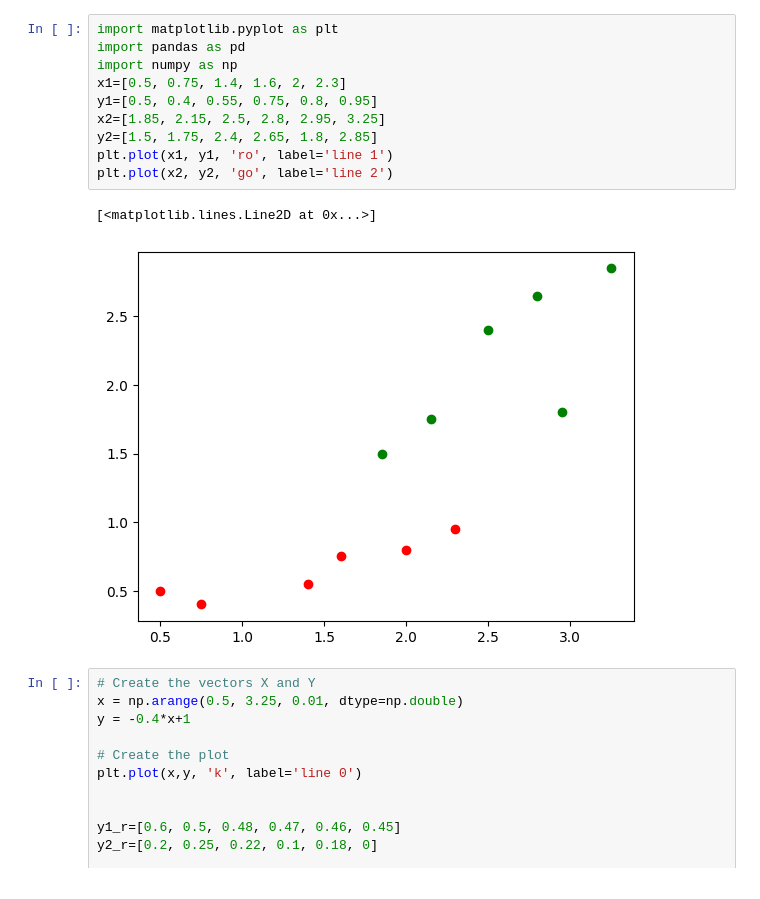
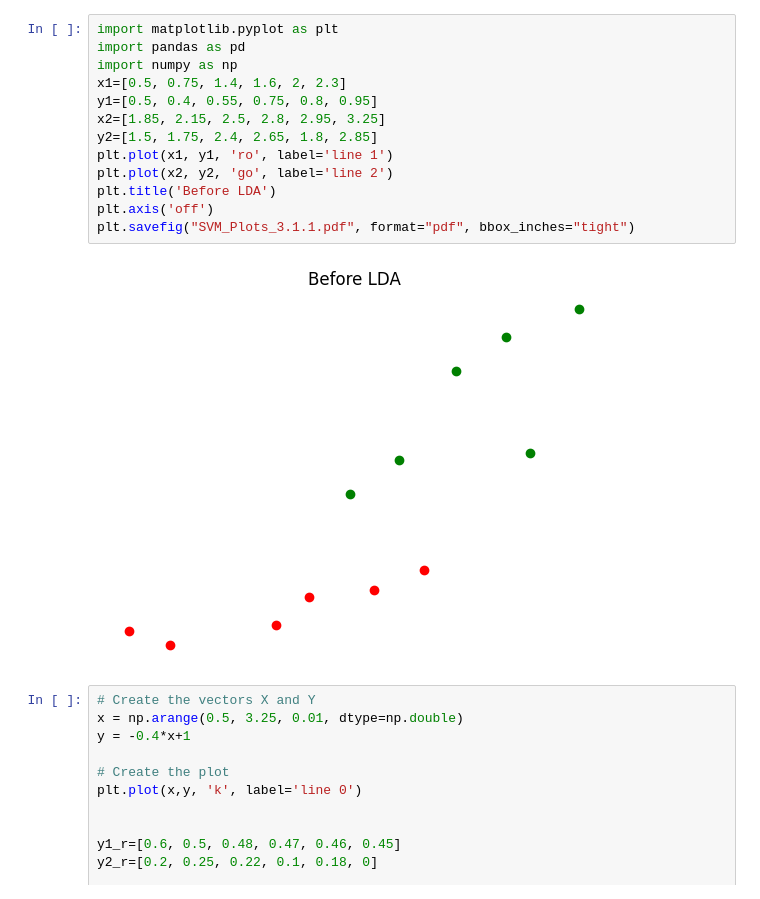
Before and after one commit to peterkrull/p7-ml-refrigeration-fault-detection, a Jupyter notebook: Python/LDA_Plots/LDA_Plots.ipynb, the cells around one changed output. Cells and saved outputs as stored; diff of their text form.

```diff
--- a/Python/LDA_Plots/LDA_Plots.ipynb
+++ b/Python/LDA_Plots/LDA_Plots.ipynb
@@ -1,16 +1,18 @@
 # %%
 import matplotlib.pyplot as plt
 import pandas as pd
 import numpy as np
 x1=[0.5, 0.75, 1.4, 1.6, 2, 2.3]
 y1=[0.5, 0.4, 0.55, 0.75, 0.8, 0.95]
 x2=[1.85, 2.15, 2.5, 2.8, 2.95, 3.25]
 y2=[1.5, 1.75, 2.4, 2.65, 1.8, 2.85]
 plt.plot(x1, y1, 'ro', label='line 1')
 plt.plot(x2, y2, 'go', label='line 2')
+plt.title('Before LDA')
+plt.axis('off')
+plt.savefig("SVM_Plots_3.1.1.pdf", format="pdf", bbox_inches="tight")
 # %% [output]
-[<matplotlib.lines.Line2D at 0x...>]
-[figure, old version]
+[figure, new version]
 # %%
 # Create the vectors X and Y
 x = np.arange(0.5, 3.25, 0.01, dtype=np.double)
```
Also changed, not shown: parts of 4 cells of this notebook.
